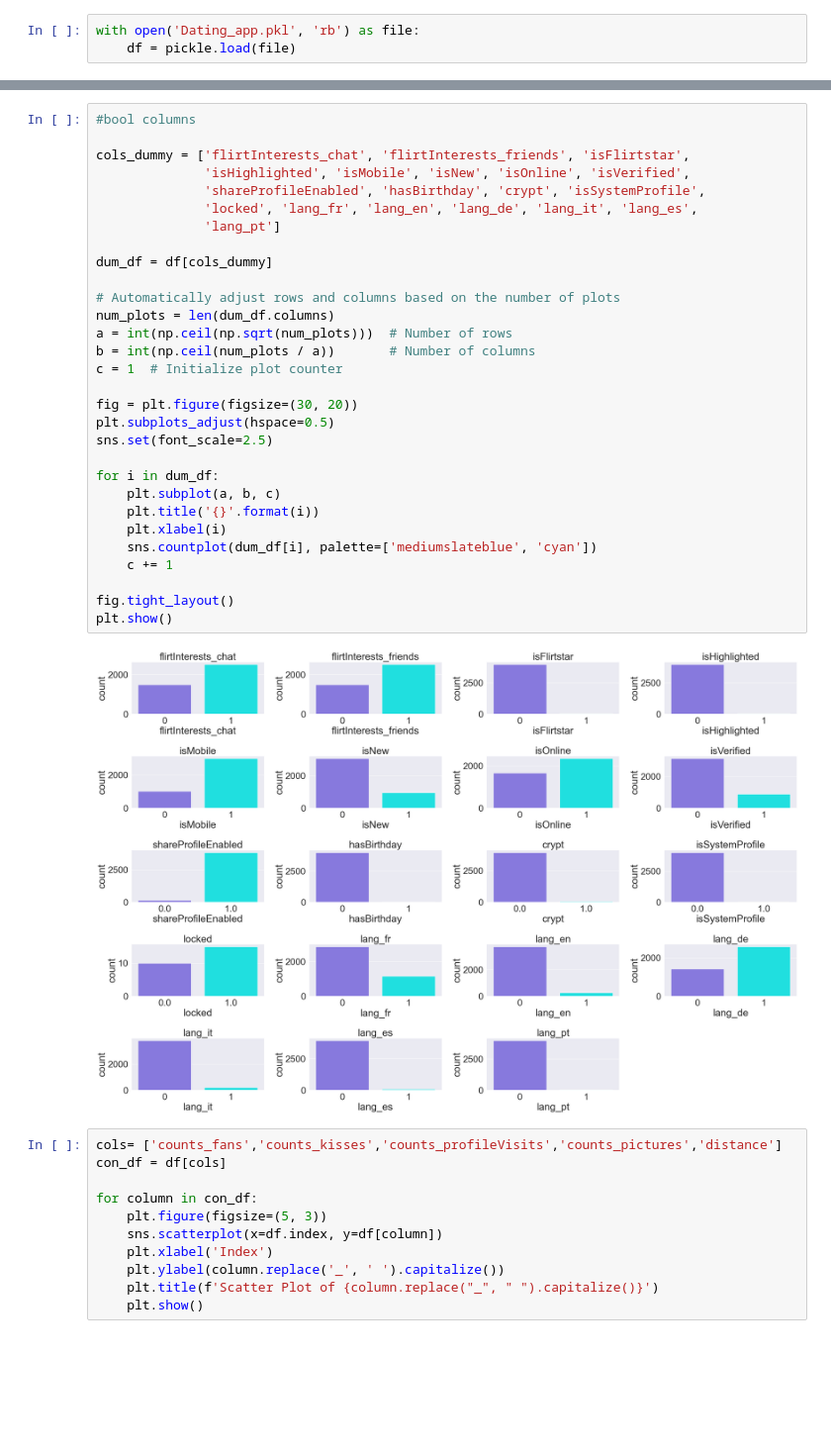
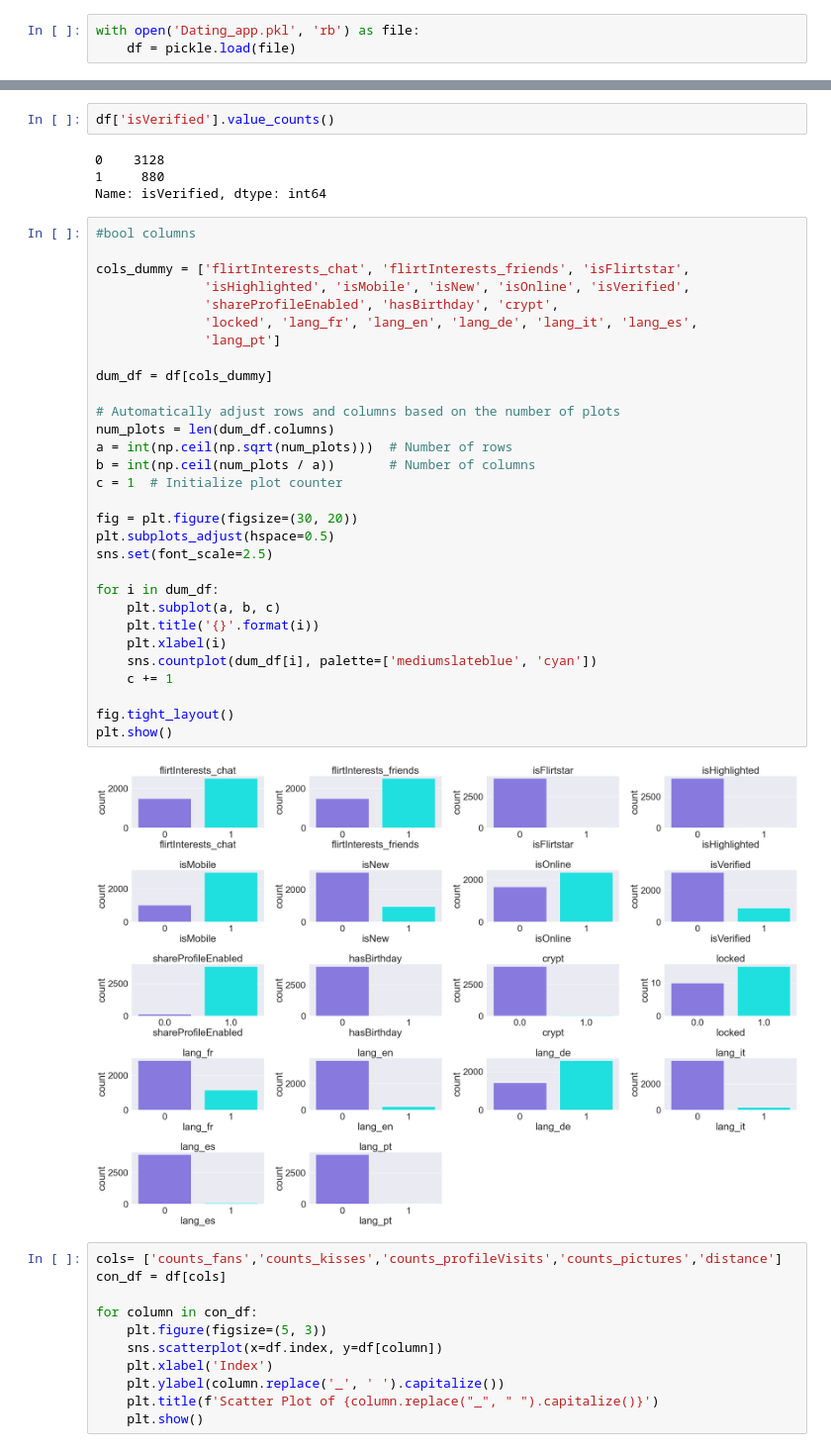
Before and after one commit to GaliS22/Dating-App--ML-Project, a Jupyter notebook: Dating App- Cleansing.ipynb, the cells around one changed output, grey strips where cells are left out. Shown at 99% size. Cells and saved outputs as stored; diff of their text form; blank space fills up the shorter version.

```diff
--- a/Dating App- Cleansing.ipynb
+++ b/Dating App- Cleansing.ipynb
@@ -62,35 +74,41 @@ df.describe()
+# %%
+df['isVerified'].value_counts()
+# %% [output]
+0    3128
+1     880
+Name: isVerified, dtype: int64
 # %%
 #bool columns
 
 cols_dummy = ['flirtInterests_chat', 'flirtInterests_friends', 'isFlirtstar',
               'isHighlighted', 'isMobile', 'isNew', 'isOnline', 'isVerified',
-              'shareProfileEnabled', 'hasBirthday', 'crypt', 'isSystemProfile',
+              'shareProfileEnabled', 'hasBirthday', 'crypt',
               'locked', 'lang_fr', 'lang_en', 'lang_de', 'lang_it', 'lang_es',
               'lang_pt']
 
 dum_df = df[cols_dummy]
 
 # Automatically adjust rows and columns based on the number of plots
 num_plots = len(dum_df.columns)
 a = int(np.ceil(np.sqrt(num_plots)))  # Number of rows
 b = int(np.ceil(num_plots / a))       # Number of columns
 c = 1  # Initialize plot counter
 
 fig = plt.figure(figsize=(30, 20))
 plt.subplots_adjust(hspace=0.5)
 sns.set(font_scale=2.5)
 
 for i in dum_df:
     plt.subplot(a, b, c)
     plt.title('{}'.format(i))
     plt.xlabel(i)
     sns.countplot(dum_df[i], palette=['mediumslateblue', 'cyan'])
     c += 1
 
 fig.tight_layout()
 plt.show()
 # %% [output]
-[figure, old version]
+[figure, new version]
 # %%
 cols= ['counts_fans','counts_kisses','counts_profileVisits','counts_pictures','distance']
 con_df = df[cols]
```
Also changed, not shown: parts of 26 cells of this notebook, 14 other files.
